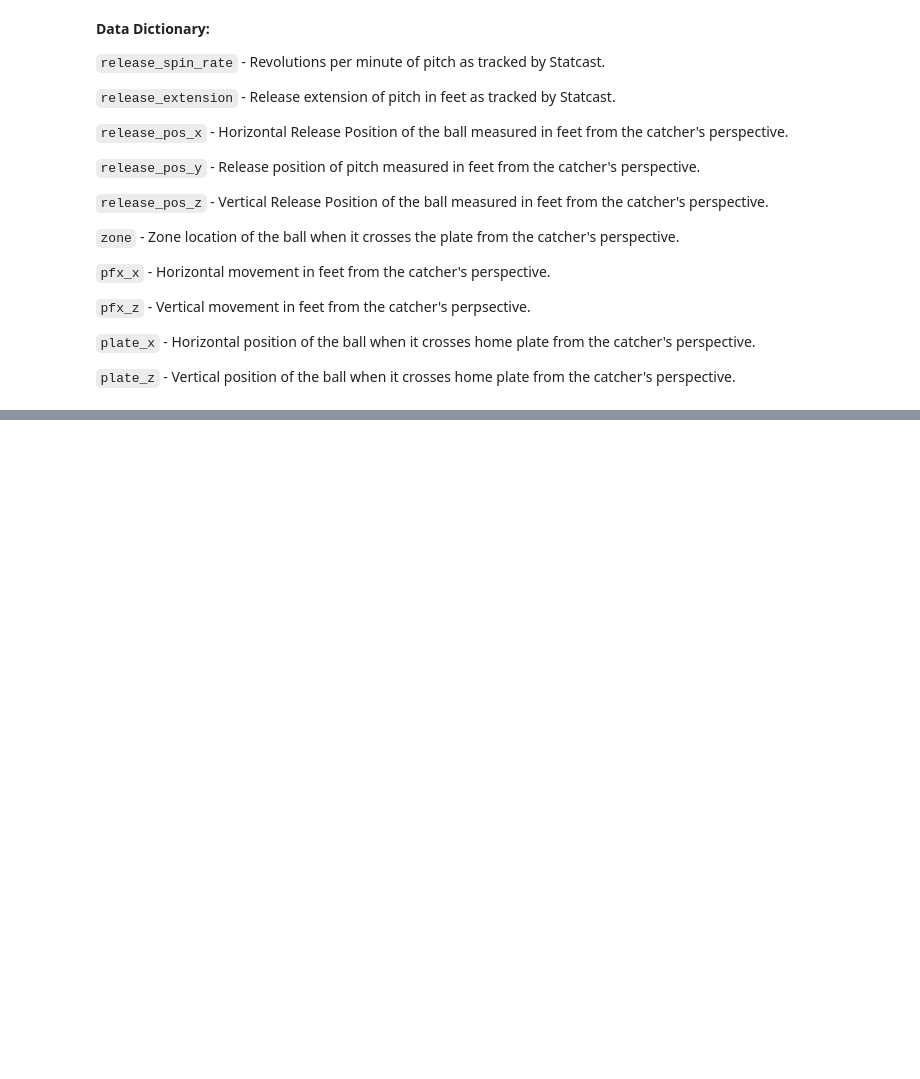
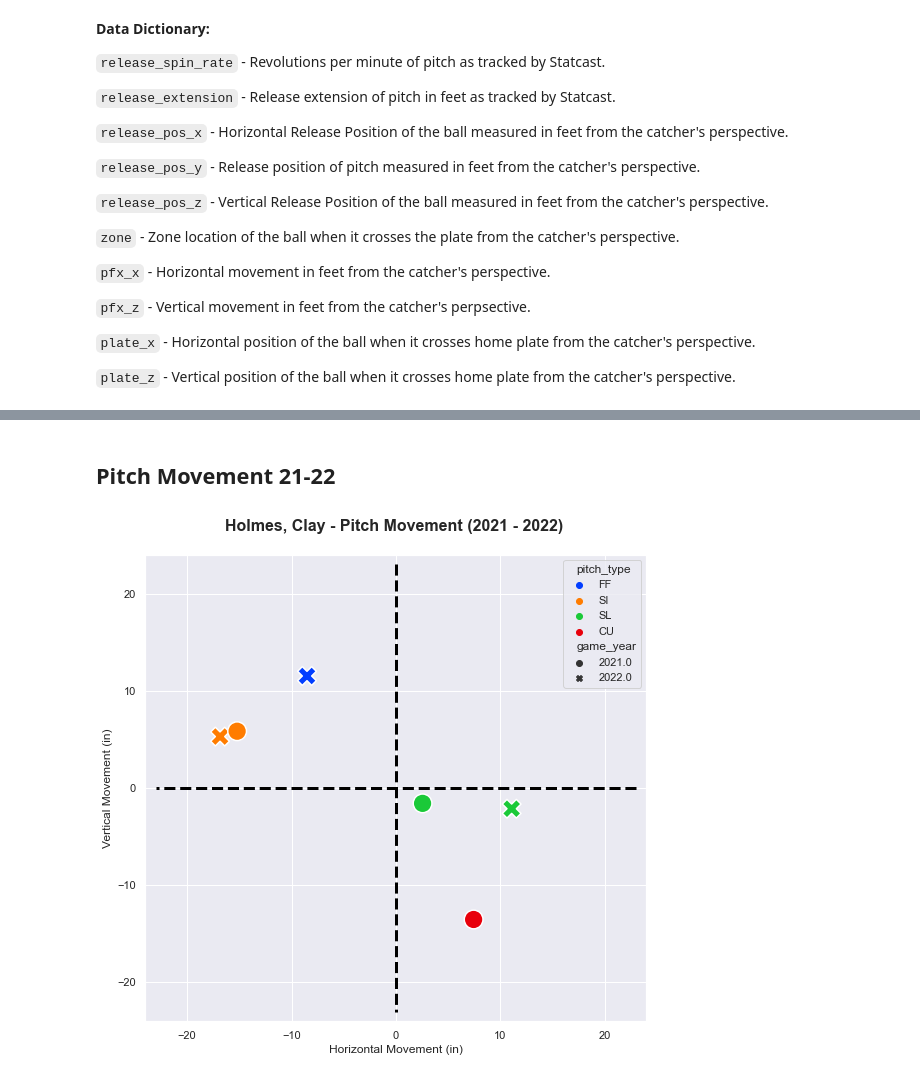
Before and after one commit to eric8395/yankees_bullpen_analysis, a Jupyter notebook: Yankees Bullpen Analysis.ipynb, the cells around one changed output, grey strips where cells are left out. Cells and saved outputs as stored; diff of their text form; code cells hidden in the pictures; blank space fills up the shorter version.

```diff
--- a/Yankees Bullpen Analysis.ipynb
+++ b/Yankees Bullpen Analysis.ipynb
@@ -125,0 +142,4 @@ holmes_21.iloc[holmes_21.index.get_level_values('pitch_type') == 'CU']
+# %%
+avg_pitch_totals = pd.concat([grouped_pitches_22, grouped_pitches_21])
+avg_pitch_totals = avg_pitch_totals.reset_index(drop = True)
+avg_pitch_totals
@@ -125,0 +164,2 @@ holmes_21.iloc[holmes_21.index.get_level_values('pitch_type') == 'CU']
+# %% [markdown]
+## Pitch Movement 21-22
@@ -125,0 +173,41 @@ holmes_21.iloc[holmes_21.index.get_level_values('pitch_type') == 'CU']
+# %%
+def plot_pitch_movement(data):
+    """
+    Pass in player specific dataframe and plots the average pitch movement scatter plot for 2021 - 2022 seasons
+    """
+
+    # define figure size
+    sns.set(rc={"figure.figsize":(8, 8)})
+
+    # plot scatter plot
+    scatter = sns.scatterplot(data = data,
+                            x = 'pfx_x',
+                            y = 'pfx_z',
+                            hue = 'pitch_type',
+                            s = 350,
+                            style = 'game_year',
+                            palette = 'bright')
+
+    # plot axes
+    plt.plot([23, -23], [0, 0], linewidth=3, color = 'black', linestyle='dashed')
+    plt.plot([0, 0], [23, -23], linewidth=3, color = 'black', linestyle='dashed')
+
+    # plot title
+    scatter.set_title(data['player_name'].unique()[0] +' - Pitch Movement (2021 - 2022) \n',
+                      weight = "bold",
+                      size = 16)
+
+    # Set x-axis label
+    plt.xlabel('Horizontal Movement (in)')
+    # Set y-axis label
+    plt.ylabel('Vertical Movement (in)')
+
+    # set limits of axes
+    plt.ylim(-24, 24)
+    plt.xlim(-24, 24)
+
+    plt.show()
+# %%
+plot_pitch_movement(holmes)
+# %% [output]
+[figure, added]
```
Also changed, not shown: parts of 30 cells of this notebook.
